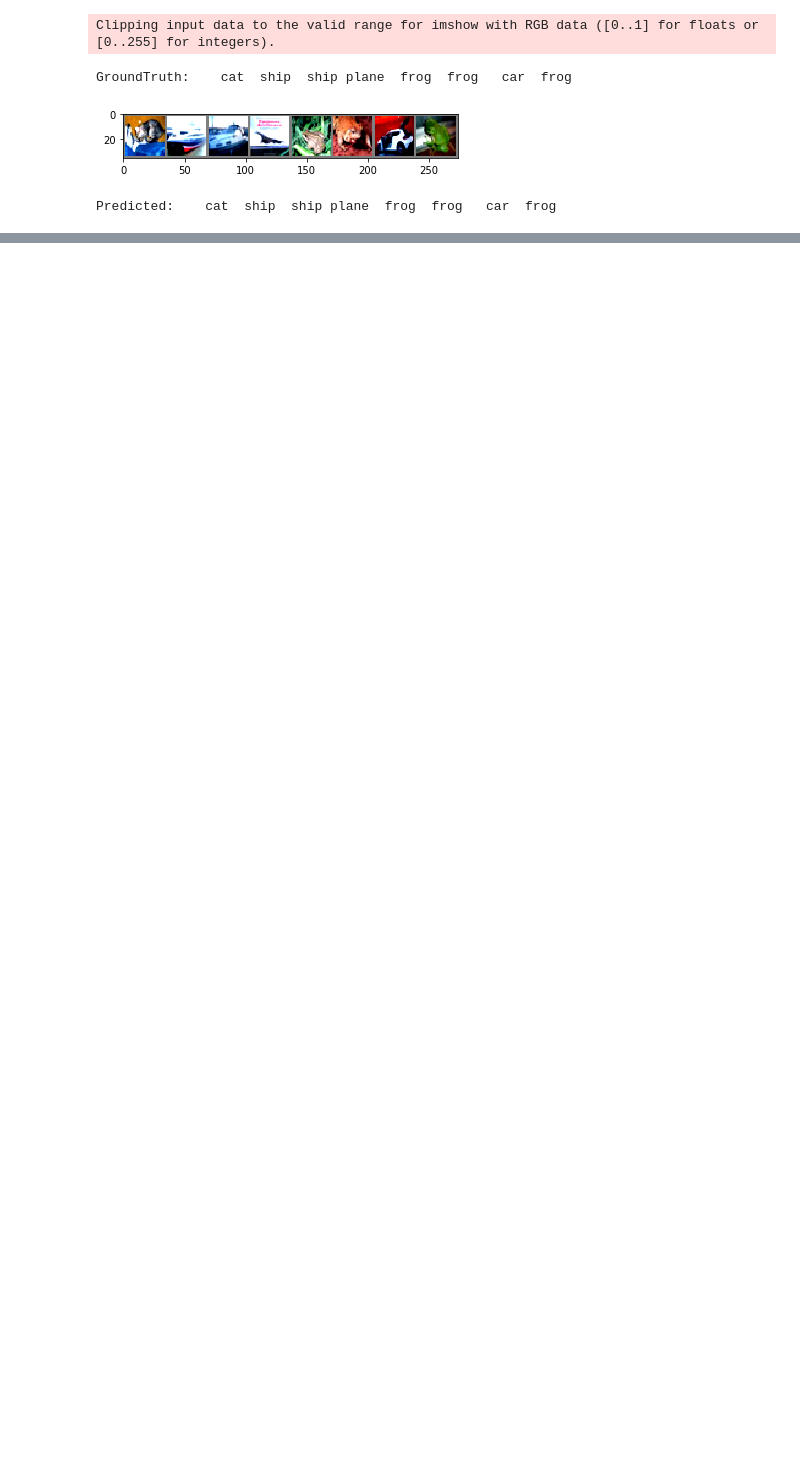
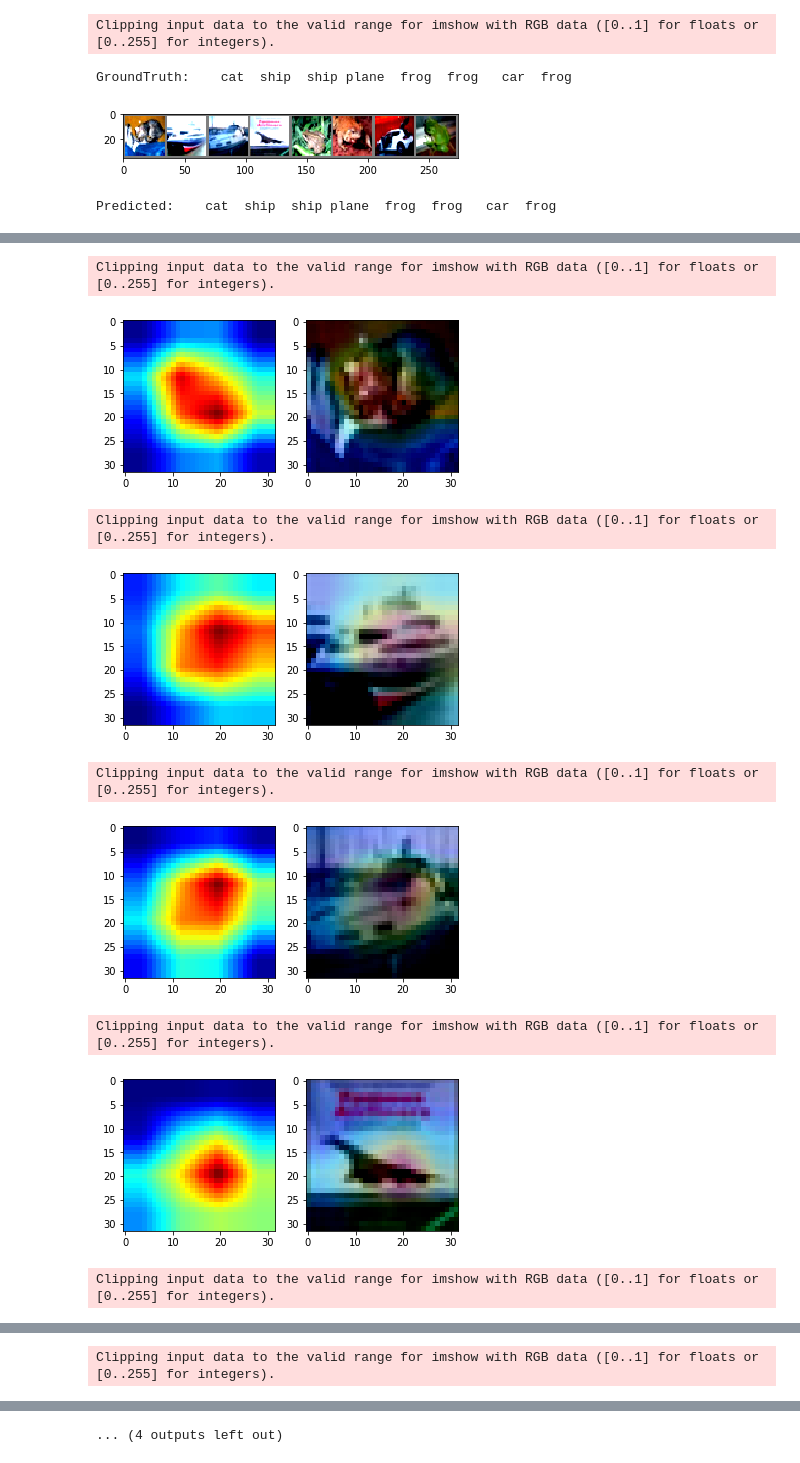
Before and after one commit to gp1313/EVA4, a Jupyter notebook: S9/S9.ipynb, the cells around one changed output, grey strips where cells are left out. Saved outputs shown, nothing was run; the diff lists cells and outputs as text; code cells hidden in the pictures; blank space fills up the shorter version.

```diff
--- a/S9/S9.ipynb
+++ b/S9/S9.ipynb
@@ -199,0 +213,35 @@ Accuracy of truck : 94 %
+# %%
+gradcam  = GradCAM.from_config(model_type='resnet', arch=model, layer_name='layer4')
+gradcam_pp = GradCAMpp.from_config(model_type='resnet', arch=model, layer_name='layer4')
+# %%
+dataiter = iter(testloader)
+images, labels = dataiter.next()
+# %%
+for i in range(8):
+    input_img = images[i]
+    input_img = np.expand_dims(input_img, 0)
+    input_img = torch.tensor(input_img)
+    input_img = input_img.to(device)
+
+    mask, _ = gradcam(input_img)
+    heatmap, result = visualize_cam(mask, input_img)
+
+    fig, ax = plt.subplots(1, 2)
+    tmp_img = np.array(heatmap)
+    tmp_img = tmp_img.transpose([1, 2, 0])
+    ax[0].imshow(tmp_img)
+
+    tmp_img = np.array(result)
+    tmp_img = tmp_img.transpose([1, 2, 0])
+    ax[1].imshow(tmp_img)
+    plt.show()
+# %% [output]
+Clipping input data to the valid range for imshow with RGB data ([0..1] for floats or [0..255] for integers).
+[figure, added]
+Clipping input data to the valid range for imshow with RGB data ([0..1] for floats or [0..255] for integers).
+[figure, added]
+Clipping input data to the valid range for imshow with RGB data ([0..1] for floats or [0..255] for integers).
+[figure, added]
+Clipping input data to the valid range for imshow with RGB data ([0..1] for floats or [0..255] for integers).
+[figure, added]
+Clipping input data to the valid range for imshow with RGB data ([0..1] for floats or [0..255] for integers).
@@ -199,0 +249 @@ Accuracy of truck : 94 %
+Clipping input data to the valid range for imshow with RGB data ([0..1] for floats or [0..255] for integers).
@@ -199,0 +251 @@ Accuracy of truck : 94 %
+... (4 outputs left out)
```
Also changed, not shown: parts of 9 cells of this notebook, 2 other files.
